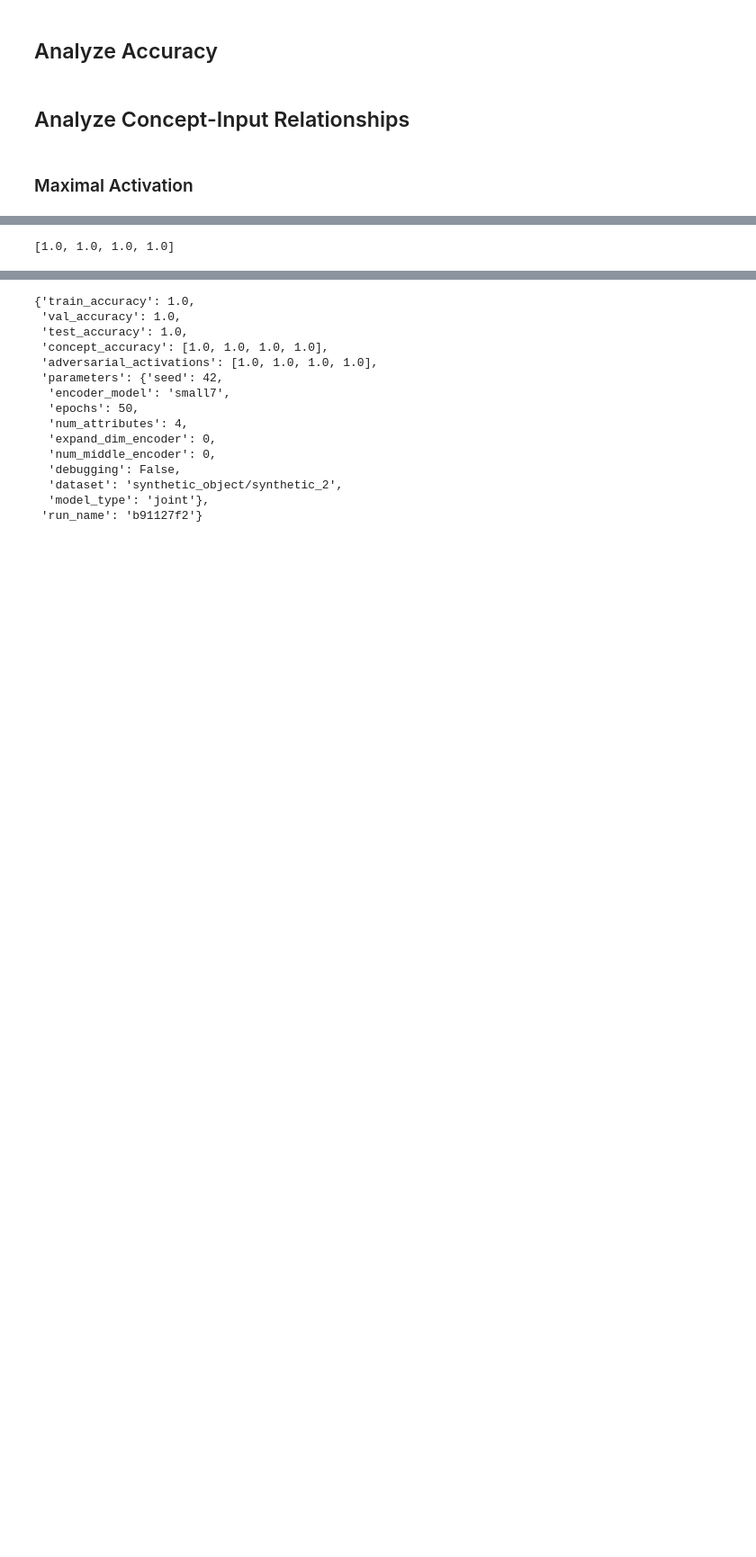
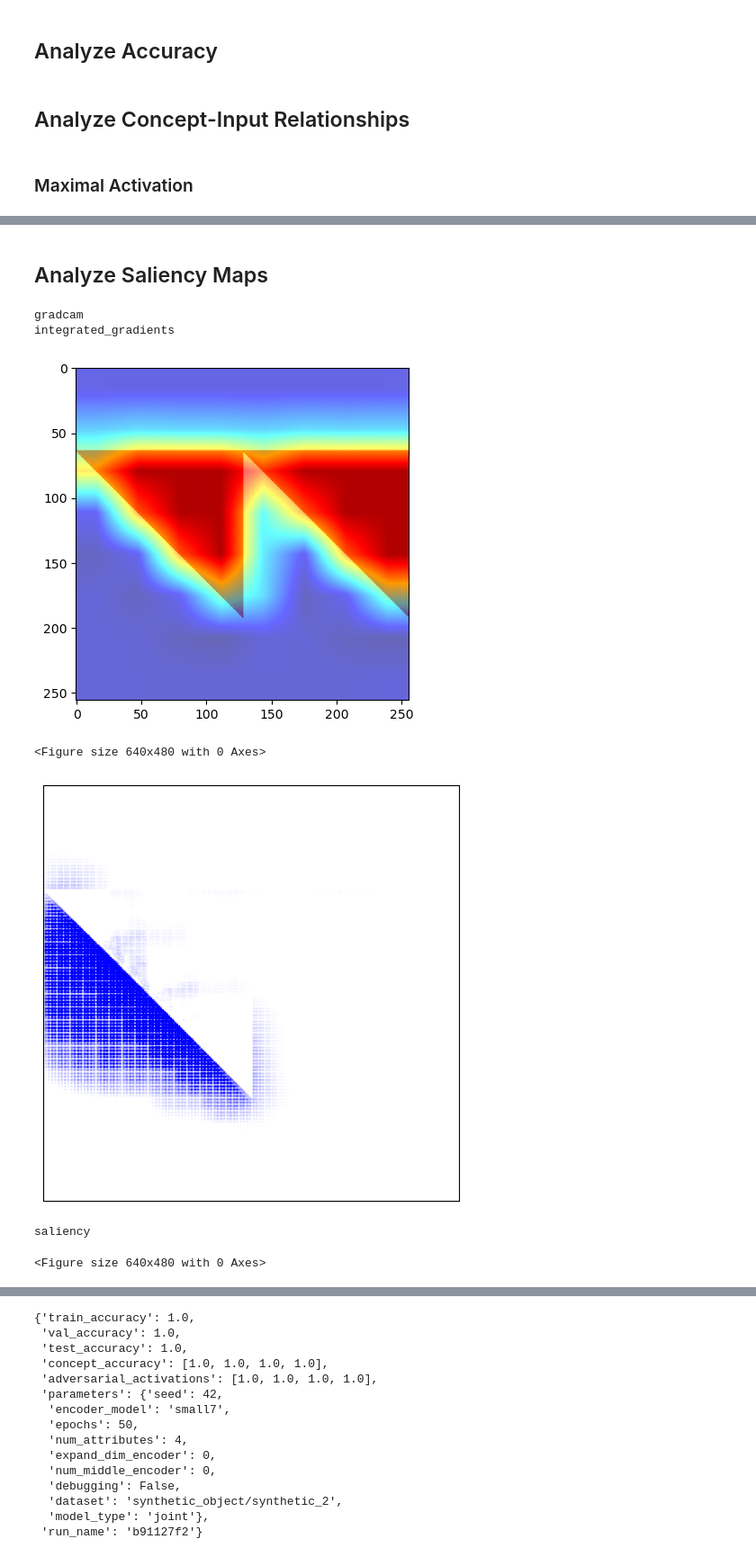
Before and after one commit to naveenr414/Spurious-Concepts, a Jupyter notebook: scripts/notebooks/Synthetic Experiments.ipynb, the cells around one changed output, grey strips where cells are left out. Shown at 90% size. Saved outputs shown, nothing was run; the diff lists cells and outputs as text; code cells hidden in the pictures; blank space fills up the shorter version.

```diff
--- a/scripts/notebooks/Synthetic Experiments.ipynb
+++ b/scripts/notebooks/Synthetic Experiments.ipynb
@@ -40,7 +40,7 @@ if is_jupyter:
     scale_factor = 1.5
     scale_lr = 5
     model_type = 'joint'
-    noisy = True
+    noisy = False
 else:
     parser = argparse.ArgumentParser(description="Synthetic Dataset Experiments")
 
@@ -83,7 +83,7 @@ parameters = {
     'expand_dim_encoder': expand_dim_encoder,
     'num_middle_encoder': num_middle_encoder,
     'debugging': False,
-    'noisy': noisy,
+    'dataset': dataset_name,
 }
 
 if train_variation != 'none':
@@ -97,6 +97,7 @@ if train_variation != 'none':
 parameters['model_type'] = model_type
 
 print(parameters)
+torch.cuda.set_per_process_memory_fraction(0.5)
 # %% [output]
 {'seed': 42, 'encoder_model': 'small7', 'epochs': 50, 'num_attributes': 4, 'expand_dim_encoder': 0, 'num_middle_encoder': 0, 'debugging': False, 'dataset': 'synthetic_object/synthetic_2', 'model_type' ...
 # %%
@@ -193,7 +212,24 @@ if model_type == 'independent':
 else:
     joint_model = joint_model.cpu()
 torch.cuda.empty_cache()
-# %%
-activation_values
-# %% [output]
-[1.0, 1.0, 1.0, 1.0]
+# %% [markdown]
+## Analyze Saliency Maps
+# %%
+if is_jupyter:
+    for method, method_name in zip(
+        [plot_gradcam,plot_integrated_gradients,plot_saliency],
+        ['gradcam','integrated_gradients','saliency']
+    ):
+        print(method_name)
+        plt.figure()
+        ret = method(joint_model,run_joint_model,0,test_images,0,test_pkl,plot=True)
+        plt.savefig("../../results/explanations/{}_{}_synthetic_2.png".format(method_name,encoder_model))
+        torch.cuda.empty_cache()
+# %% [output]
+gradcam
+integrated_gradients
+[figure, added]
+<Figure size 640x480 with 0 Axes>
+[figure, added]
+saliency
+<Figure size 640x480 with 0 Axes>
```
Also changed, not shown: parts of 6 cells of this notebook, 27 other files.
